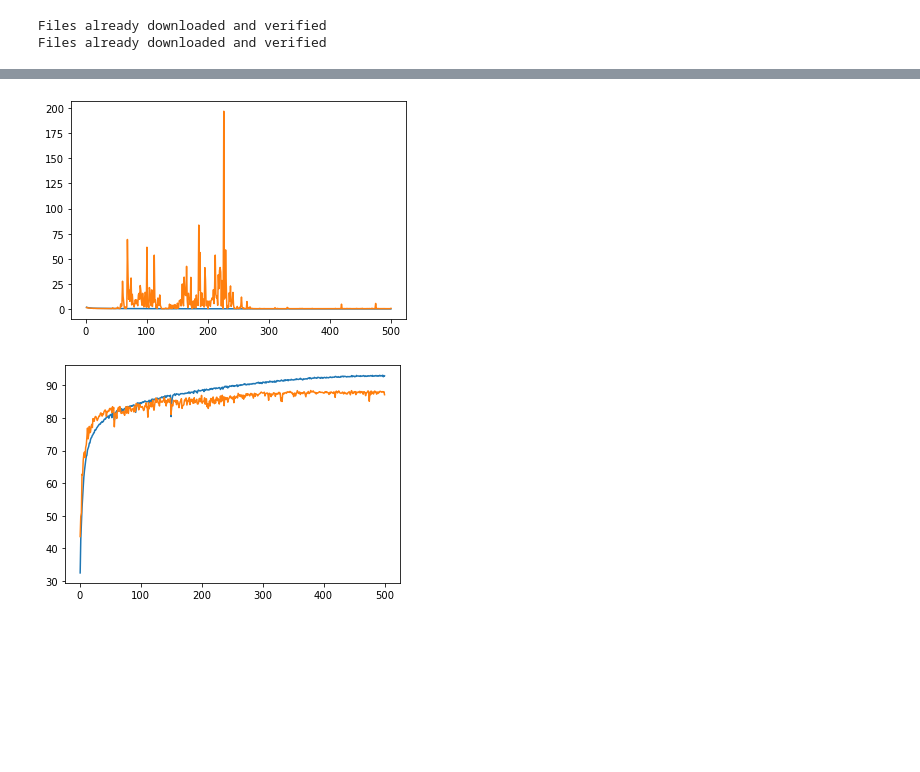
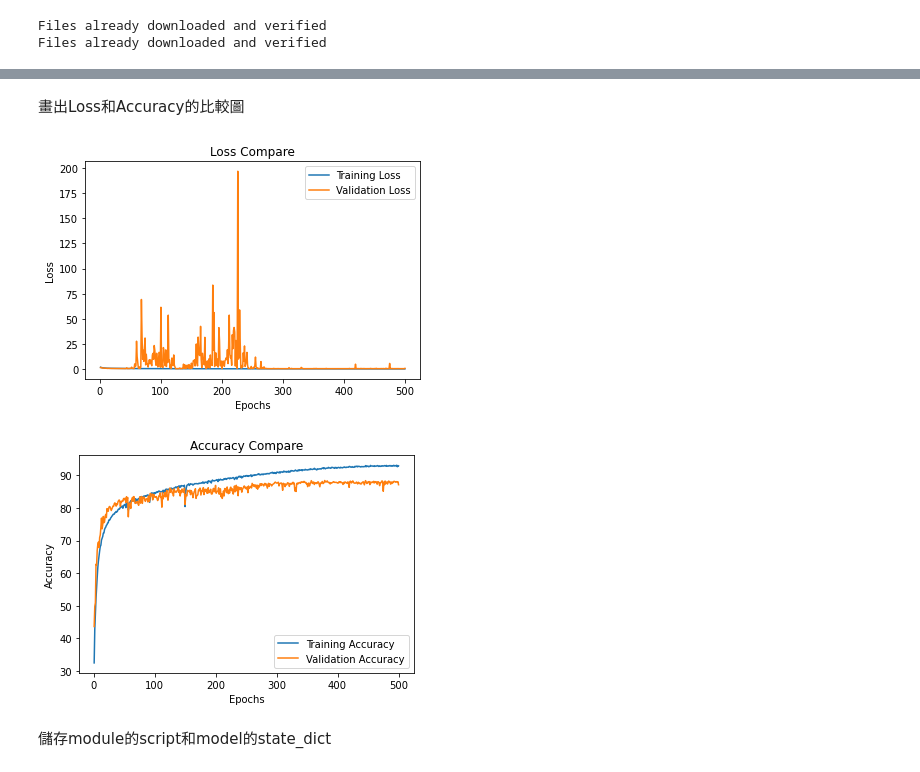
Before and after one commit to ystsai7981/DeepLearning, a Jupyter notebook: pytorch_cifar10.ipynb, the cells around one changed output, grey strips where cells are left out. Drawn from its saved outputs; the diff is of its cells as text; code cells hidden in the pictures; blank space fills up the shorter version.

```diff
--- a/pytorch_cifar10.ipynb
+++ b/pytorch_cifar10.ipynb
@@ -217,16 +217,25 @@ Train Epoch: 500
 [====================>](100%)   Training Loss: 0.1998           Accuracy: 92.92%
                                 Validation Loss: 0.7653         Accuracy: 87.16%
 Test Loss: 0.8329, Accuracy: 86.66%
+# %% [markdown]
+畫出Loss和Accuracy的比較圖
 # %%
 x = np.arange(1, epochs+1)
-plt.plot(x, train_loss_history)
-plt.plot(x, val_loss_history)
-a = plt.subplots()
-a = plt.plot(x, train_acc_history)
-a = plt.plot(x, val_acc_history)
+loss_graph = plt.subplot(title='Loss Compare', xlabel='Epochs', ylabel='Loss')
+loss_graph = plt.plot(x, train_loss_history, label='Training Loss')
+loss_graph =  plt.plot(x, val_loss_history, label='Validation Loss')
+plt.legend()
+plt.show()
+acc_graph = plt.subplot(title='Accuracy Compare', xlabel='Epochs', ylabel='Accuracy')
+acc_graph = plt.plot(x, train_acc_history, label='Training Accuracy')
+acc_graph = plt.plot(x, val_acc_history, label='Validation Accuracy')
+plt.legend()
+plt.show()
 # %% [output]
-[figure, old version]
+[figure, new version]
-[figure, old version]
+[figure, new version]
+# %% [markdown]
+儲存module的script和model的state_dict
 # %%
 m = script(Net())
 save(m, 'cifar10_module.pt')
```
Also changed, not shown: parts of 16 cells of this notebook, 2 other files.
